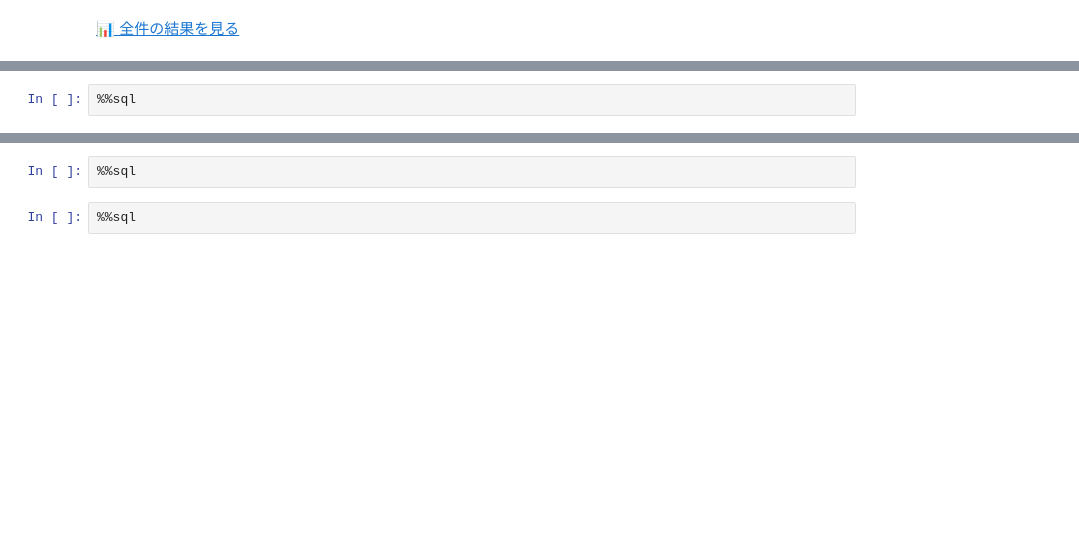
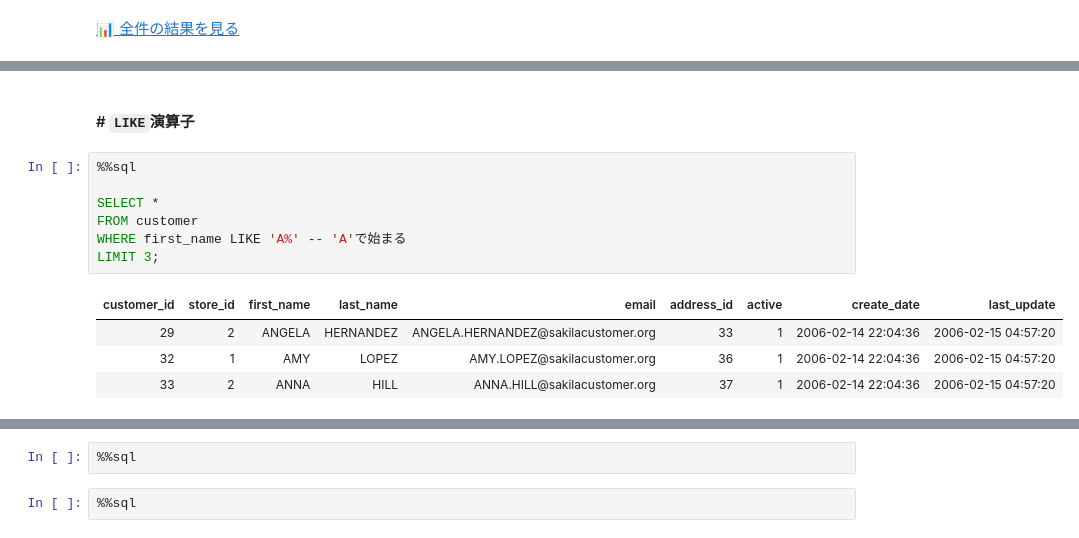
Before and after one commit to KaiLynn99/python_alone, a Jupyter notebook: 2026 7月/7.13 (17日目)/6-2) SELECT文 (WHERE句).ipynb, the cells around one changed output, grey strips where cells are left out. Saved outputs shown, nothing was run; the diff lists cells and outputs as text; blank space fills up the shorter version.

```diff
--- a/2026 7月/7.13 (17日目)/6-2) SELECT文 (WHERE句).ipynb
+++ b/2026 7月/7.13 (17日目)/6-2) SELECT文 (WHERE句).ipynb
@@ -126,4 +199,16 @@ WindowsPath('C:/Users/82103/OneDrive/바탕 화면/python_alone(K-move)/sql_stud
+# %% [markdown]
+#### # `LIKE`演算子
 # %%
 %%sql
+
+SELECT *
+FROM customer
+WHERE first_name LIKE 'A%' -- 'A'で始まる
+LIMIT 3;
+# %% [output]
+| customer_id | store_id | first_name | last_name | email | address_id | active | create_date | last_update |
+| 29 | 2 | ANGELA | HERNANDEZ | ANGELA.HERNANDEZ@sakilacustomer.org | 33 | 1 | 2006-02-14 22:04:36 | 2006-02-15 04:57:20 |
+| 32 | 1 | AMY | LOPEZ | AMY.LOPEZ@sakilacustomer.org | 36 | 1 | 2006-02-14 22:04:36 | 2006-02-15 04:57:20 |
+| 33 | 2 | ANNA | HILL | ANNA.HILL@sakilacustomer.org | 37 | 1 | 2006-02-14 22:04:36 | 2006-02-15 04:57:20 |
 # %%
 %%sql
```
Also changed, not shown: parts of 25 cells of this notebook, 1 other file.
